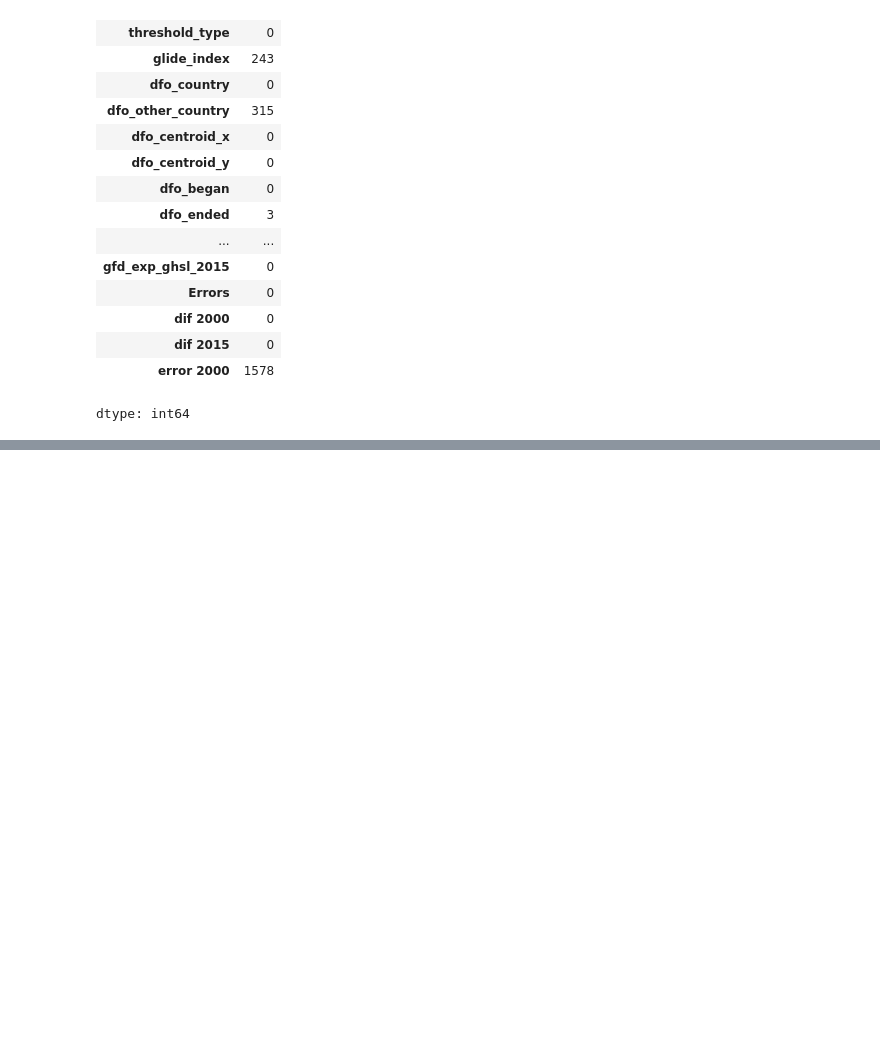
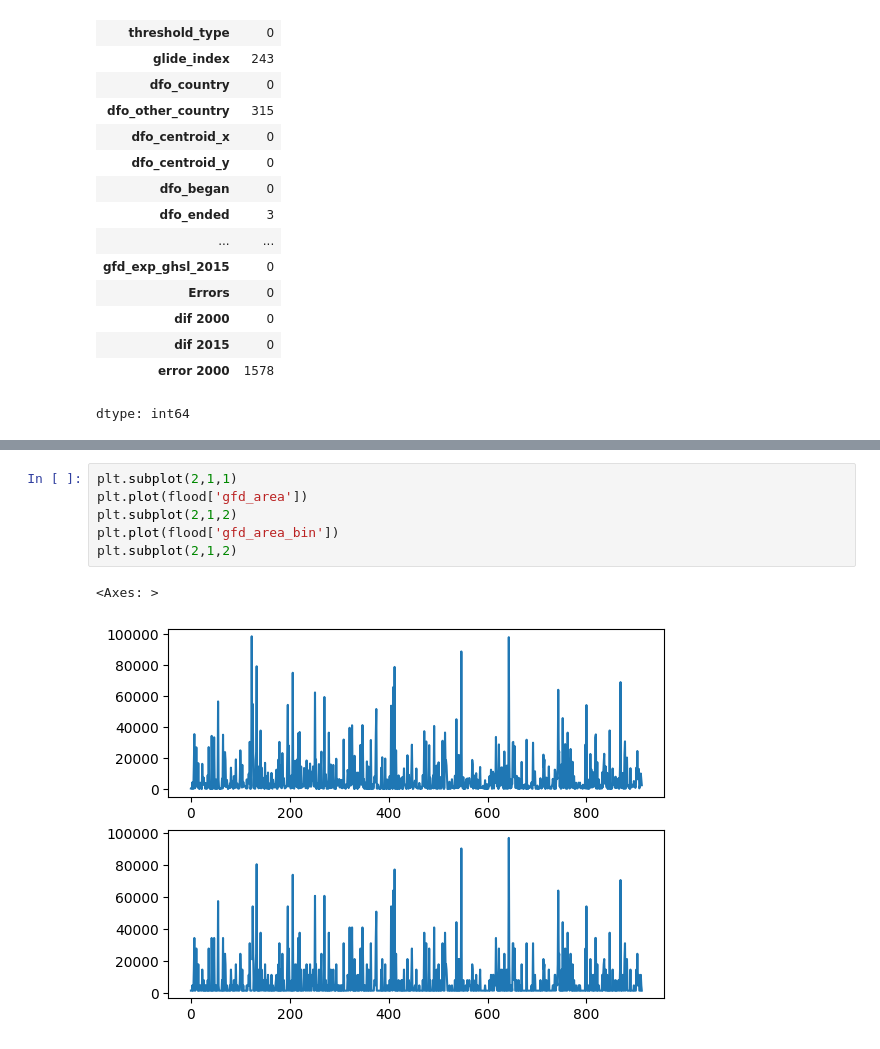
Before and after one commit to 1witsarut/BSC_DPDM2025, a Jupyter notebook: Ch3_Data_preprocessing.ipynb, the cells around one changed output, grey strips where cells are left out. Saved outputs shown, nothing was run; the diff lists cells and outputs as text; blank space fills up the shorter version.

```diff
--- a/Ch3_Data_preprocessing.ipynb
+++ b/Ch3_Data_preprocessing.ipynb
@@ -236,0 +300,9 @@ dtype: int64
+# %%
+plt.subplot(2,1,1)
+plt.plot(flood['gfd_area'])
+plt.subplot(2,1,2)
+plt.plot(flood['gfd_area_bin'])
+plt.subplot(2,1,2)
+# %% [output]
+<Axes: >
+[figure, added]
```
Also changed, not shown: parts of 24 cells of this notebook.
